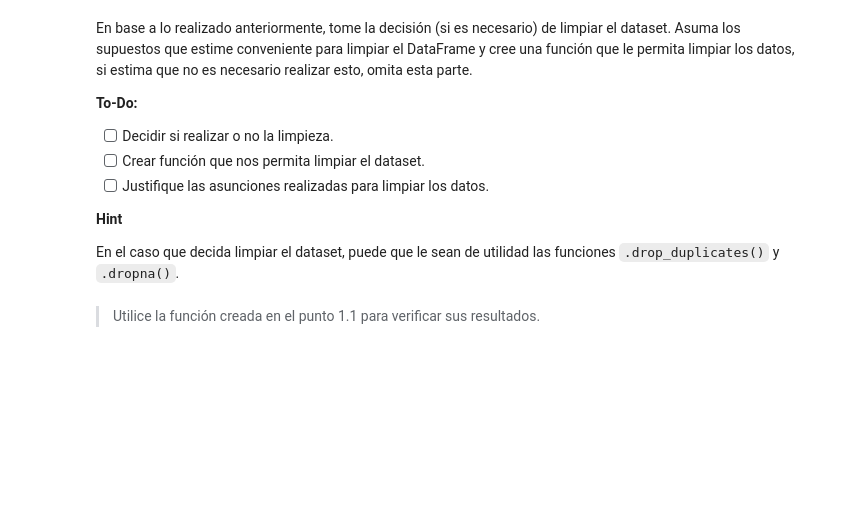
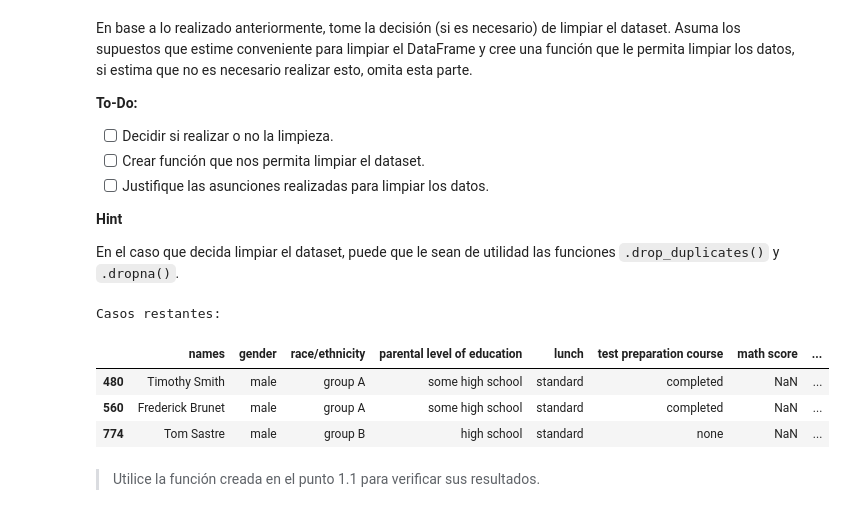
Before and after one commit to nicacevedo/Laboratorio-Ciencia-de-Datos, a Jupyter notebook: Lab2/Laboratoriov2.ipynb, the cells around one changed output. Saved outputs shown, nothing was run; the diff lists cells and outputs as text; code cells hidden in the pictures; blank space fills up the shorter version.

Commit message:
Limpieza incompleta
Falta hacerse cargo de algunas cosas en limpieza

```diff
--- a/Lab2/Laboratoriov2.ipynb
+++ b/Lab2/Laboratoriov2.ipynb
@@ -246,3 +246,30 @@ En el caso que decida limpiar el dataset, puede que le sean de utilidad las func
+# %%
+#### Codigo Aquí ####
+def limpieza_de_datos(df_grades):
+    # Copia por seguridad
+    df = df_grades.copy()
+
+    # 1. Eliminar filas duplicadas
+    df = df[~df.duplicated()]
+
+    # 2. Puntajes out of range en las 3 pruebas se van
+    df = df[(df['math score'] <= 100 ) | (df['reading score'] <= 100 ) | (df['writing score'] <= 100)]
+
+    # 3. Veamos los nan
+    print('Casos restantes:')
+    display(df[df['math score'].isna()])
+
+    # Nombre duplicados
+    # nombres_duplicados = df.loc[df['names'].duplicated(), 'names']
+    # display(df[df['names'].isin(nombres_duplicados)])
+    # display(df[df['names'].isin(['Rita Courtney','Brian Young','Howard Jimenez'])])
+limpieza_de_datos(df_grades)
+# %% [output]
+Casos restantes:
+|  | names | gender | race/ethnicity | parental level of education | lunch | test preparation course | math score | ... |
+| 480 | Timothy Smith | male | group A | some high school | standard | completed | NaN | ... |
+| 560 | Frederick Brunet | male | group A | some high school | standard | completed | NaN | ... |
+| 774 | Tom Sastre | male | group B | high school | standard | none | NaN | ... |
 # %% [markdown]
 > Utilice la función creada en el punto 1.1 para verificar sus resultados.
 # %% [markdown]
```
Also changed, not shown: parts of 4 cells of this notebook.
